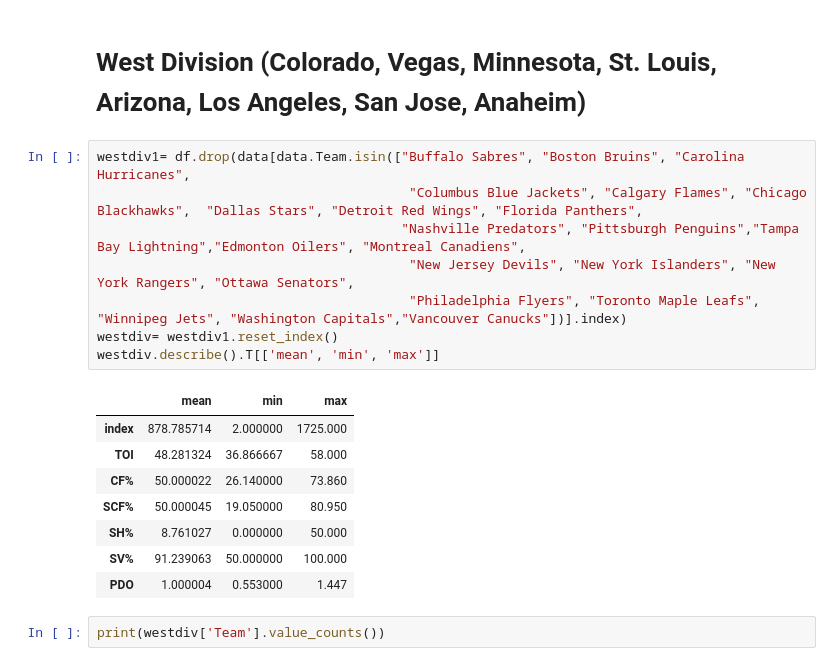
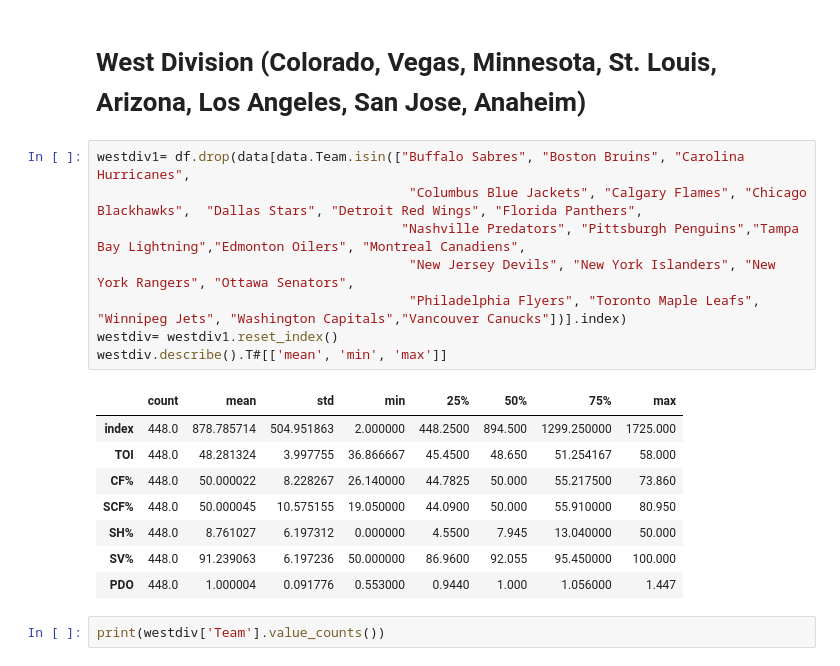
Before and after one commit to data301-2021-winter1/project-group23-project, a Jupyter notebook: notebooks/analysis2.ipynb, the cells around one changed output. Saved outputs shown, nothing was run; the diff lists cells and outputs as text.

```diff
--- a/notebooks/analysis2.ipynb
+++ b/notebooks/analysis2.ipynb
@@ -187,20 +155,20 @@ Name: Team, dtype: int64
 # %%
 westdiv1= df.drop(data[data.Team.isin(["Buffalo Sabres", "Boston Bruins", "Carolina Hurricanes",
                                         "Columbus Blue Jackets", "Calgary Flames", "Chicago Blackhawks",  "Dallas Stars", "Detroit Red Wings", "Florida Panthers",
                                        "Nashville Predators", "Pittsburgh Penguins","Tampa Bay Lightning","Edmonton Oilers", "Montreal Canadiens",
                                         "New Jersey Devils", "New York Islanders", "New York Rangers", "Ottawa Senators",
                                         "Philadelphia Flyers", "Toronto Maple Leafs", "Winnipeg Jets", "Washington Capitals","Vancouver Canucks"])].index)
 westdiv= westdiv1.reset_index()
-westdiv.describe().T[['mean', 'min', 'max']]
+westdiv.describe().T#[['mean', 'min', 'max']]
 # %% [output]
-|  | mean | min | max |
-| index | 878.785714 | 2.000000 | 1725.000 |
-| TOI | 48.281324 | 36.866667 | 58.000 |
-| CF% | 50.000022 | 26.140000 | 73.860 |
-| SCF% | 50.000045 | 19.050000 | 80.950 |
-| SH% | 8.761027 | 0.000000 | 50.000 |
-| SV% | 91.239063 | 50.000000 | 100.000 |
-| PDO | 1.000004 | 0.553000 | 1.447 |
+|  | count | mean | std | min | 25% | 50% | 75% | max |
+| index | 448.0 | 878.785714 | 504.951863 | 2.000000 | 448.2500 | 894.500 | 1299.250000 | 1725.000 |
+| TOI | 448.0 | 48.281324 | 3.997755 | 36.866667 | 45.4500 | 48.650 | 51.254167 | 58.000 |
+| CF% | 448.0 | 50.000022 | 8.228267 | 26.140000 | 44.7825 | 50.000 | 55.217500 | 73.860 |
+| SCF% | 448.0 | 50.000045 | 10.575155 | 19.050000 | 44.0900 | 50.000 | 55.910000 | 80.950 |
+| SH% | 448.0 | 8.761027 | 6.197312 | 0.000000 | 4.5500 | 7.945 | 13.040000 | 50.000 |
+| SV% | 448.0 | 91.239063 | 6.197236 | 50.000000 | 86.9600 | 92.055 | 95.450000 | 100.000 |
+| PDO | 448.0 | 1.000004 | 0.091776 | 0.553000 | 0.9440 | 1.000 | 1.056000 | 1.447 |
 # %%
 print(westdiv['Team'].value_counts())
 # %% [output]
```
Also changed, not shown: parts of 8 cells of this notebook, 1 other file.
